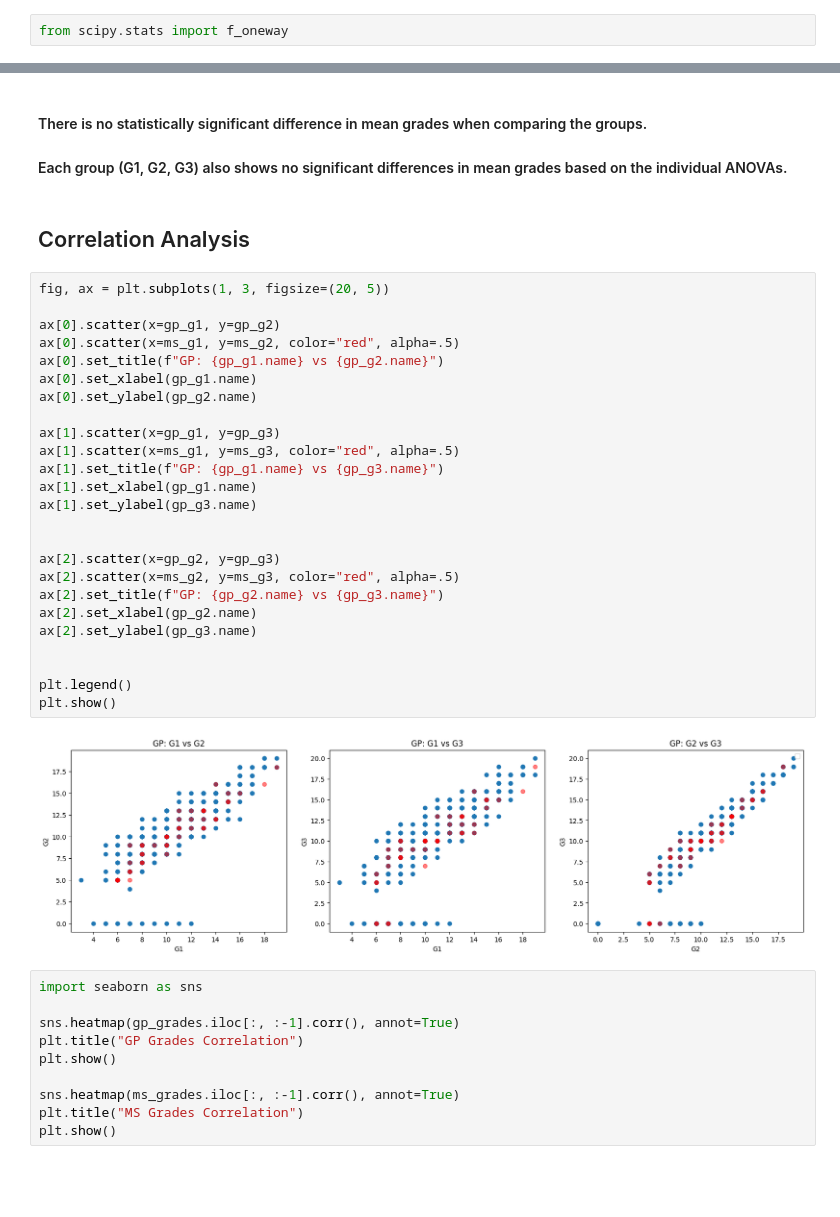
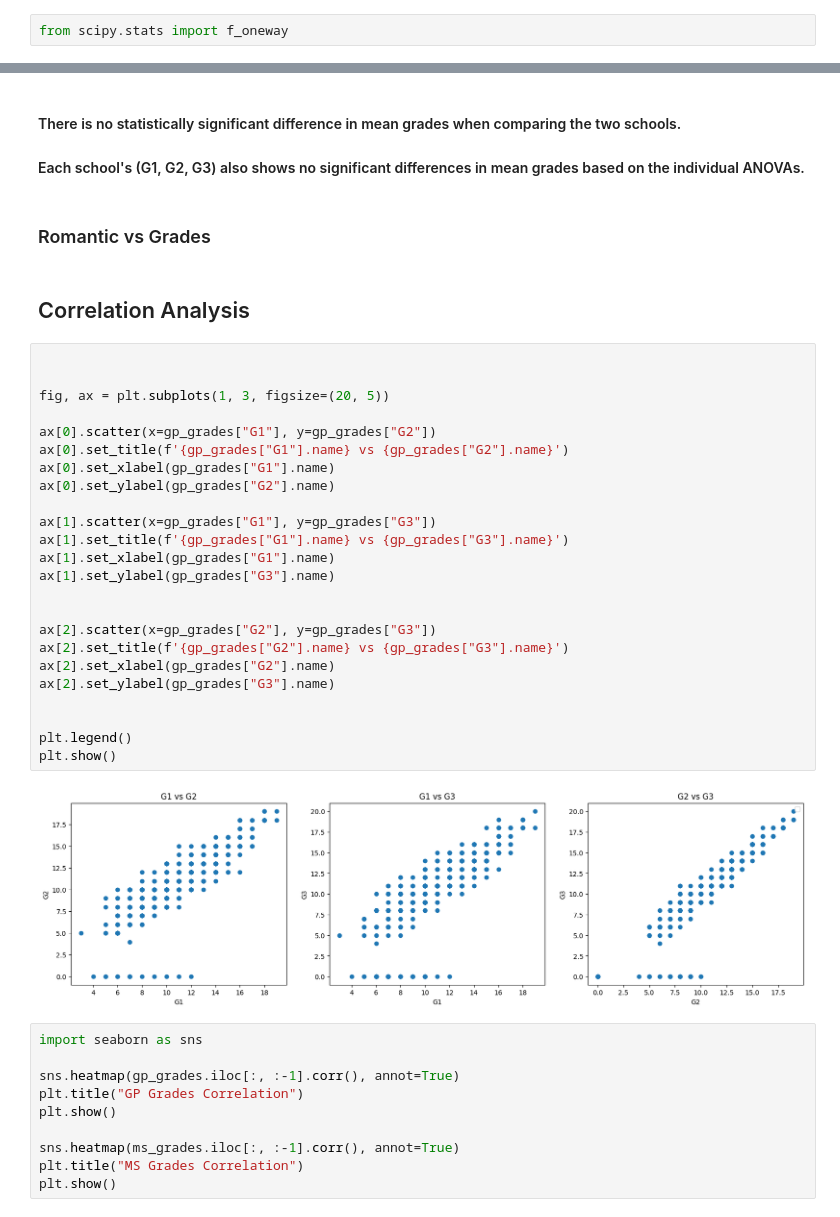
Before and after one commit to samillano-jk/Data_Analysis-projects-scripts-notebooks, a Jupyter notebook: Data-Analysis/student-performance-analysis.ipynb, the cells around one changed output, grey strips where cells are left out. Cells and saved outputs as stored; diff of their text form; blank space fills up the shorter version.

```diff
--- a/Data-Analysis/student-performance-analysis.ipynb
+++ b/Data-Analysis/student-performance-analysis.ipynb
@@ -599,35 +648,36 @@ P-value: 0.3909216045891215
 # %% [markdown]
-#### There is no statistically significant difference in mean grades when comparing the groups.
-#### Each group (G1, G2, G3) also shows no significant differences in mean grades based on the individual ANOVAs.
+#### There is no statistically significant difference in mean grades when comparing the two schools.
+#### Each school's (G1, G2, G3) also shows no significant differences in mean grades based on the individual ANOVAs.
+# %% [markdown]
+### Romantic vs Grades
 # %% [markdown]
 ## Correlation Analysis
 # %%
+
+
 fig, ax = plt.subplots(1, 3, figsize=(20, 5))
 
-ax[0].scatter(x=gp_g1, y=gp_g2)
-ax[0].scatter(x=ms_g1, y=ms_g2, color="red", alpha=.5)
-ax[0].set_title(f"GP: {gp_g1.name} vs {gp_g2.name}")
-ax[0].set_xlabel(gp_g1.name)
-ax[0].set_ylabel(gp_g2.name)
+ax[0].scatter(x=gp_grades["G1"], y=gp_grades["G2"])
+ax[0].set_title(f'{gp_grades["G1"].name} vs {gp_grades["G2"].name}')
+ax[0].set_xlabel(gp_grades["G1"].name)
+ax[0].set_ylabel(gp_grades["G2"].name)
 
-ax[1].scatter(x=gp_g1, y=gp_g3)
-ax[1].scatter(x=ms_g1, y=ms_g3, color="red", alpha=.5)
-ax[1].set_title(f"GP: {gp_g1.name} vs {gp_g3.name}")
-ax[1].set_xlabel(gp_g1.name)
-ax[1].set_ylabel(gp_g3.name)
+ax[1].scatter(x=gp_grades["G1"], y=gp_grades["G3"])
+ax[1].set_title(f'{gp_grades["G1"].name} vs {gp_grades["G3"].name}')
+ax[1].set_xlabel(gp_grades["G1"].name)
+ax[1].set_ylabel(gp_grades["G3"].name)
 
 
-ax[2].scatter(x=gp_g2, y=gp_g3)
-ax[2].scatter(x=ms_g2, y=ms_g3, color="red", alpha=.5)
-ax[2].set_title(f"GP: {gp_g2.name} vs {gp_g3.name}")
-ax[2].set_xlabel(gp_g2.name)
-ax[2].set_ylabel(gp_g3.name)
+ax[2].scatter(x=gp_grades["G2"], y=gp_grades["G3"])
+ax[2].set_title(f'{gp_grades["G2"].name} vs {gp_grades["G3"].name}')
+ax[2].set_xlabel(gp_grades["G2"].name)
+ax[2].set_ylabel(gp_grades["G3"].name)
 
 
 plt.legend()
 plt.show()
 # %% [output]
-[figure, old version]
+[figure, new version]
 # %%
 import seaborn as sns
 
```
Also changed, not shown: parts of 10 cells of this notebook.
